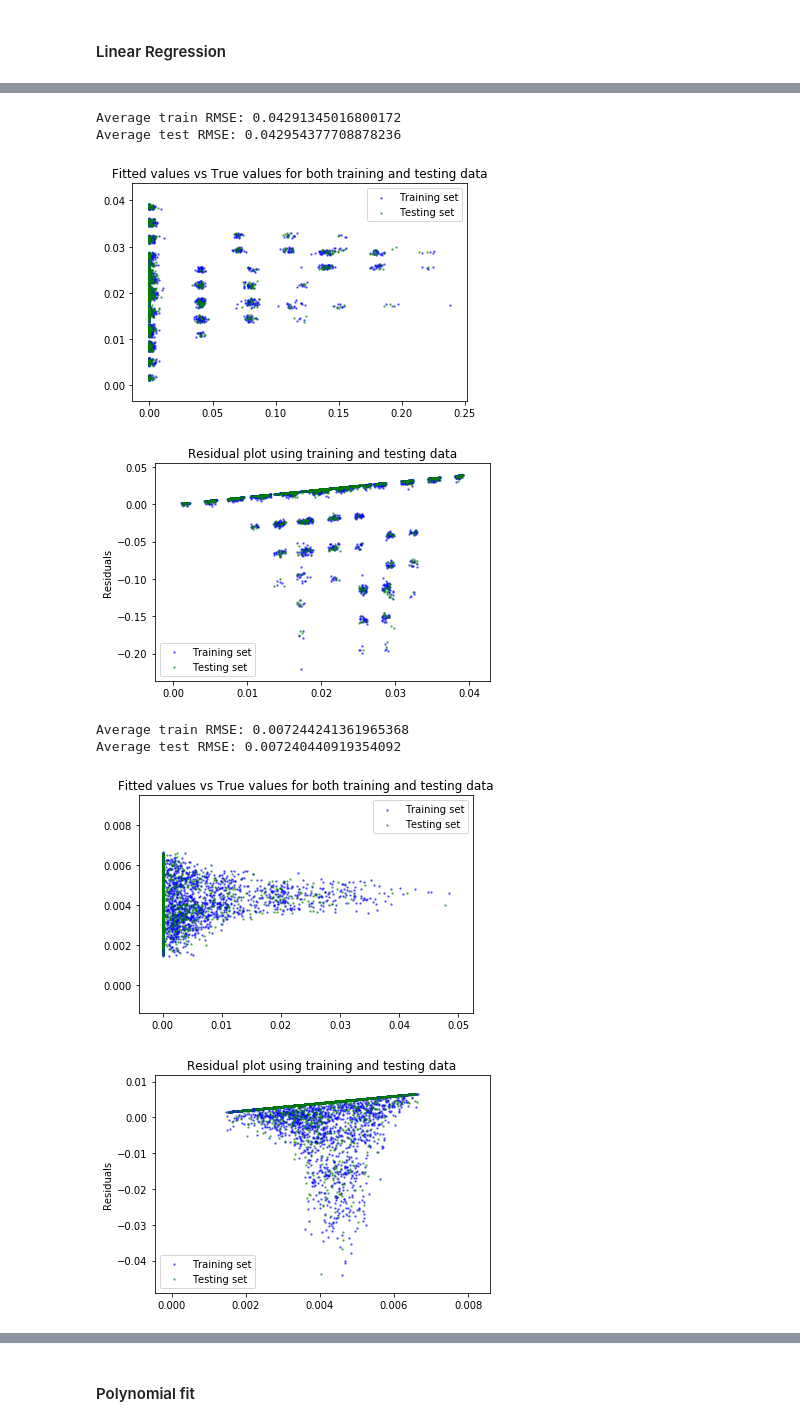
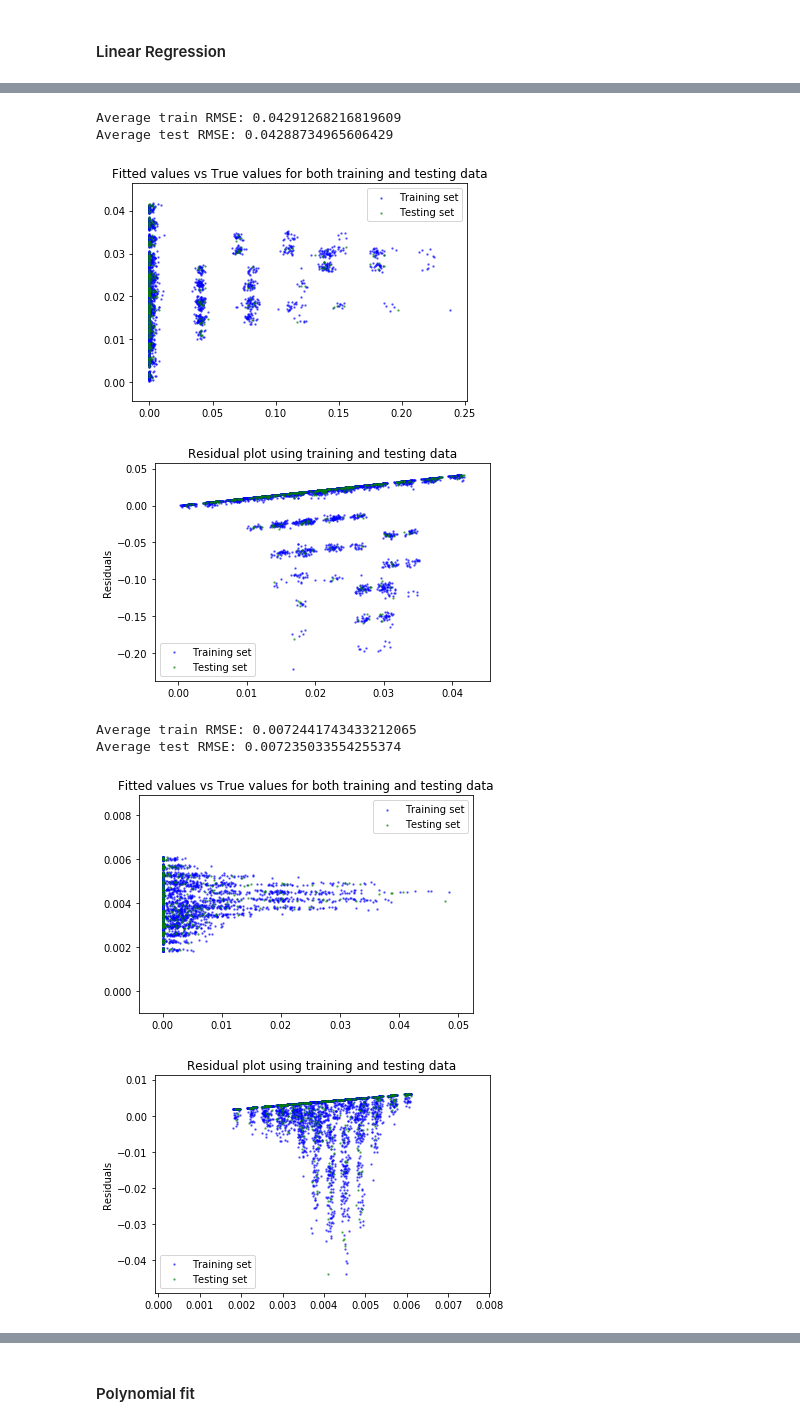
Before and after one commit to 219Winter2019adjz/Project4, a Jupyter notebook: Dataset1.ipynb, the cells around one changed output, grey strips where cells are left out. Drawn from its saved outputs; the diff is of its cells as text; code cells hidden in the pictures.

```diff
--- a/Dataset1.ipynb
+++ b/Dataset1.ipynb
@@ -483,7 +483,8 @@ from sklearn.model_selection import train_test_split
 best_layer_size = 400
 best_activation = 'relu'
 # %%
-X_train, X_test, y_train, y_test = train_test_split(enc.transform(train_data), target_data, random_state=0)
+X_train, X_test, y_train, y_test = train_test_split(enc.transform(train_data), target_data,
+                                                    test_size=0.1, random_state=0)
 
 nn = MLPRegressor(hidden_layer_sizes=(best_layer_size,), activation=best_activation, random_state=0)
 nn.fit(X_train, y_train)
@@ -578,5 +579,5 @@ Average test RMSE: 0.03584159910465582
 # %%
-X_train, X_test, y_train, y_test = train_test_split(data_wf0_enc, target_wf0_enc, random_state=0)
+X_train, X_test, y_train, y_test = train_test_split(data_wf0_enc, target_wf0_enc, test_size=0.1, random_state=0)
 model.fit(X_train, y_train)
 
 model_scatter_plots(model, X_train, y_train, X_test, y_test)
@@ -607,5 +608,5 @@ Average test RMSE: 0.1469572246860017
 # %%
-X_train, X_test, y_train, y_test = train_test_split(data_wf1_enc, target_wf1_enc, random_state=0)
+X_train, X_test, y_train, y_test = train_test_split(data_wf1_enc, target_wf1_enc, test_size=0.1, random_state=0)
 model.fit(X_train, y_train)
 
 model_scatter_plots(model, X_train, y_train, X_test, y_test)
@@ -631,16 +632,16 @@ for trainset, testset in kf.split(data_wf2_enc):
 print('Average train RMSE:', np.mean(rmse_per_fold_train))
 print('Average test RMSE:', np.mean(rmse_per_fold_test))
 # %% [output]
-Average train RMSE: 0.04291345016800172
-Average test RMSE: 0.042954377708878236
+Average train RMSE: 0.04291268216819609
+Average test RMSE: 0.04288734965606429
 # %%
-X_train, X_test, y_train, y_test = train_test_split(data_wf2_enc, target_wf2_enc, random_state=0)
+X_train, X_test, y_train, y_test = train_test_split(data_wf2_enc, target_wf2_enc, test_size=0.1, random_state=0)
 model.fit(X_train, y_train)
 
 model_scatter_plots(model, X_train, y_train, X_test, y_test)
 # %% [output]
-[figure, old version]
+[figure, new version]
-[figure, old version]
+[figure, new version]
 # %%
 model = LinearRegression()
 kf = KFold(n_splits=num_folds)
@@ -660,16 +661,16 @@ for trainset, testset in kf.split(data_wf3_enc):
 print('Average train RMSE:', np.mean(rmse_per_fold_train))
 print('Average test RMSE:', np.mean(rmse_per_fold_test))
 # %% [output]
-Average train RMSE: 0.007244241361965368
-Average test RMSE: 0.007240440919354092
+Average train RMSE: 0.0072441743433212065
+Average test RMSE: 0.007235033554255374
 # %%
-X_train, X_test, y_train, y_test = train_test_split(data_wf3_enc, target_wf3_enc, random_state=0)
+X_train, X_test, y_train, y_test = train_test_split(data_wf3_enc, target_wf3_enc, test_size=0.1, random_state=0)
 model.fit(X_train, y_train)
 
 model_scatter_plots(model, X_train, y_train, X_test, y_test)
 # %% [output]
-[figure, old version]
+[figure, new version]
-[figure, old version]
+[figure, new version]
 # %%
 model = LinearRegression()
 kf = KFold(n_splits=num_folds)
```
Also changed, not shown: parts of 14 cells of this notebook.
